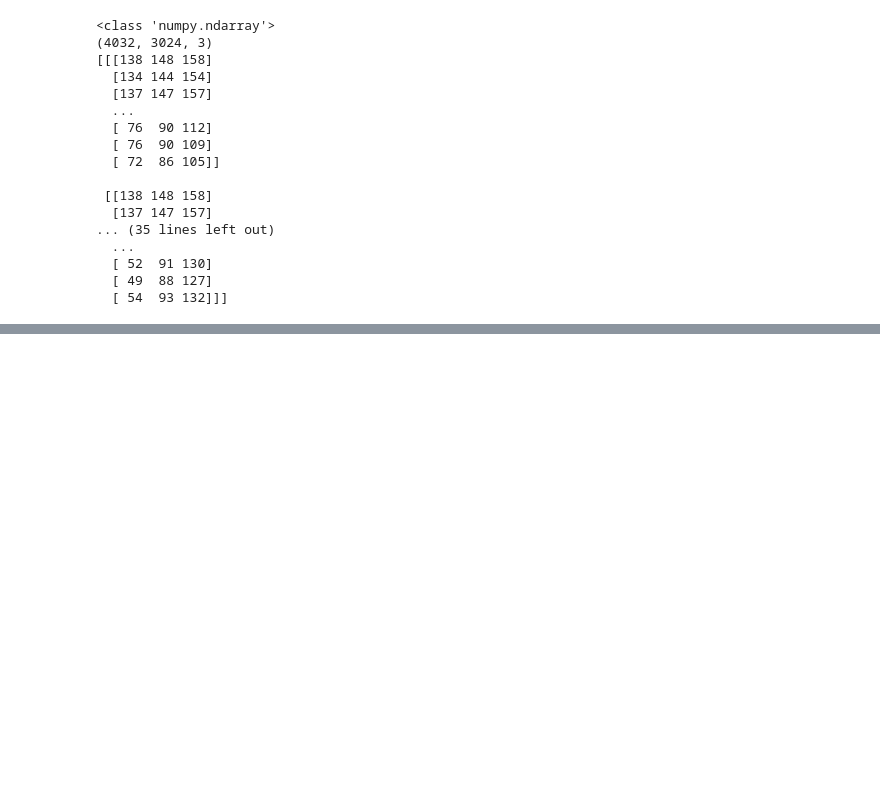
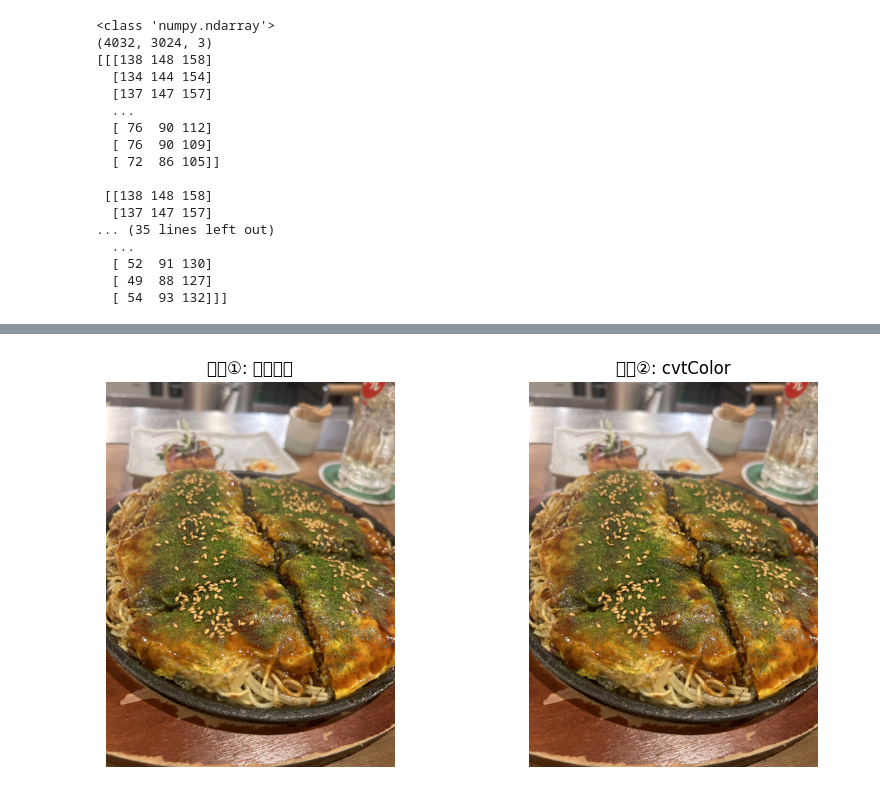
Before and after one commit to maton369/Data_Preprocessing_For_Data_Analyze, a Jupyter notebook: code/11_2_image_prep.ipynb, the cells around one changed output, grey strips where cells are left out. Drawn from its saved outputs; the diff is of its cells as text; code cells hidden in the pictures; blank space fills up the shorter version.

```diff
--- a/code/11_2_image_prep.ipynb
+++ b/code/11_2_image_prep.ipynb
@@ -51,0 +59,23 @@ plt.show()
+# %%
+# BGRからRGBへ変換（方法①：チャンネル順を逆にするだけ）
+img_1_RGB_1 = img_1[:, :, ::-1]
+
+# BGRからRGBへ変換（方法②：OpenCV公式のカラースペース変換）
+img_1_RGB_2 = cv2.cvtColor(img_1, cv2.COLOR_BGR2RGB)
+
+# 表示（2枚並べる）
+plt.figure(figsize=(10, 5))
+
+plt.subplot(1, 2, 1)
+plt.imshow(img_1_RGB_1)
+plt.axis("off")
+plt.title("方法①: スライス")
+
+plt.subplot(1, 2, 2)
+plt.imshow(img_1_RGB_2)
+plt.axis("off")
+plt.title("方法②: cvtColor")
+
+plt.show()
+# %% [output]
+[figure, added]
```
Also changed, not shown: parts of 3 cells of this notebook.
